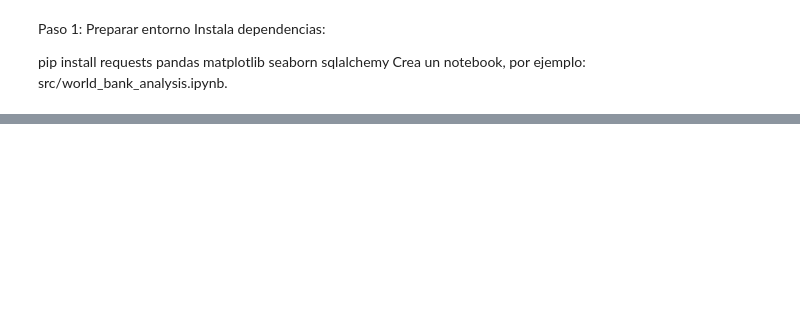
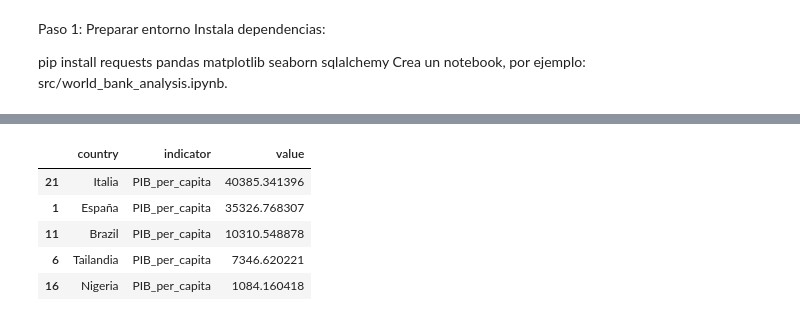
Before and after one commit to 4GeeksAcademy/AVR81-https-github.com-4GeeksAcademy-interacting-with-api-python-project-tutorial, a Jupyter notebook: src/explore.ipynb, the cells around one changed output, grey strips where cells are left out. Drawn from its saved outputs; the diff is of its cells as text; code cells hidden in the pictures; blank space fills up the shorter version.

```diff
--- a/src/explore.ipynb
+++ b/src/explore.ipynb
@@ -130,0 +174,10 @@ Crea un notebook, por ejemplo: src/world_bank_analysis.ipynb.
+# %%
+df_pib = df[df["indicator"] == "PIB_per_capita"]
+df_pib.sort_values("value", ascending=False)
+# %% [output]
+|  | country | indicator | value |
+| 21 | Italia | PIB_per_capita | 40385.341396 |
+| 1 | España | PIB_per_capita | 35326.768307 |
+| 11 | Brazil | PIB_per_capita | 10310.548878 |
+| 6 | Tailandia | PIB_per_capita | 7346.620221 |
+| 16 | Nigeria | PIB_per_capita | 1084.160418 |
```
Also changed, not shown: parts of 18 cells of this notebook, 2 other files.
